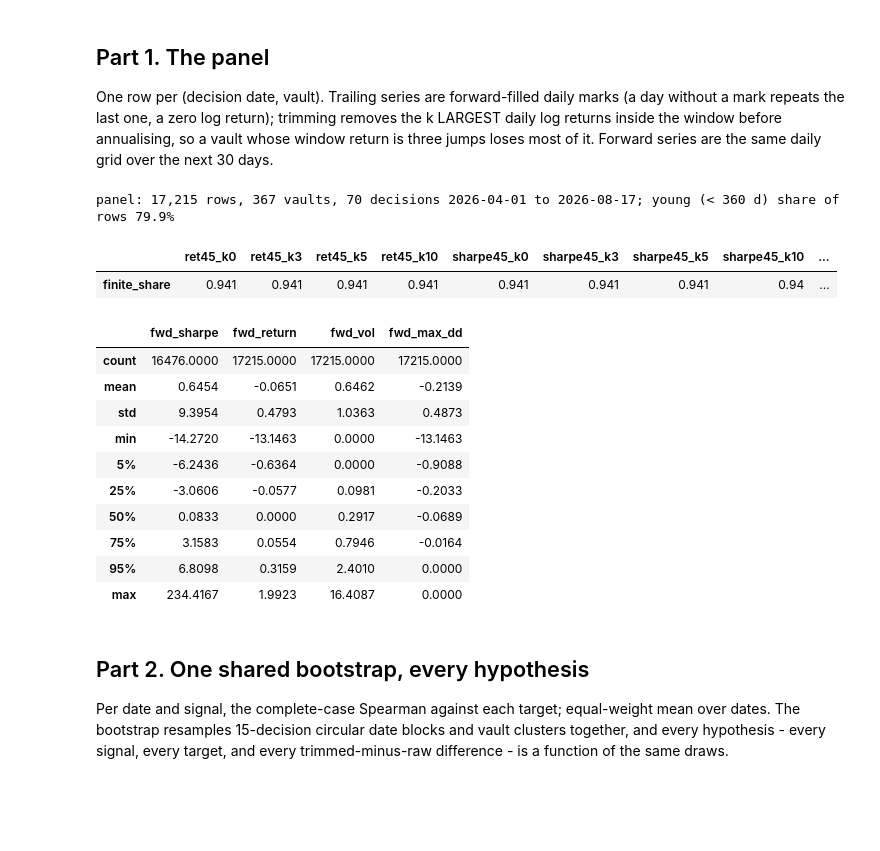
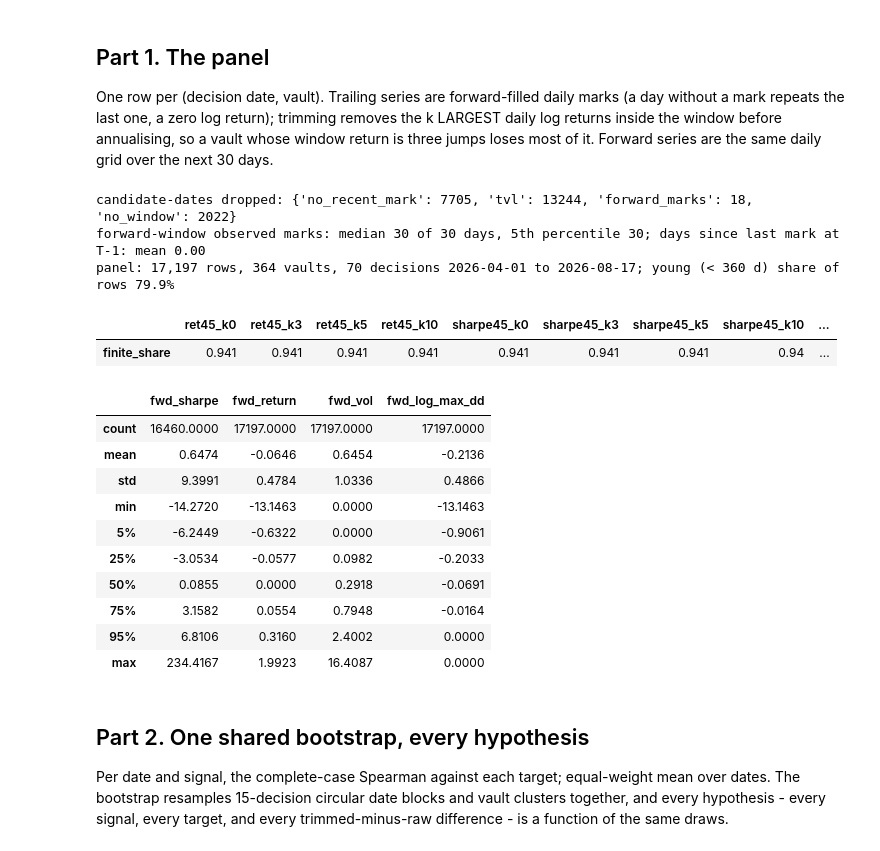
Before and after one commit to tradingstrategy-ai/getting-started, a Jupyter notebook: scratchpad/hyperliquid-lower-vol/38-research-trimmed-return-screen.ipynb, the cells around one changed output. Drawn from its saved outputs; the diff is of its cells as text; code cells hidden in the pictures; blank space fills up the shorter version.

```diff
--- a/scratchpad/hyperliquid-lower-vol/38-research-trimmed-return-screen.ipynb
+++ b/scratchpad/hyperliquid-lower-vol/38-research-trimmed-return-screen.ipynb
@@ -169,6 +189,12 @@ POST_BREAK_START = pd.Timestamp("2026-04-01")
 DECISION_STEP_DAYS = 2
 MIN_TVL_USD = 7_500.0
 MIN_FRESH = 5
+#: A candidate must have an ACTUAL mark within this many days before the decision (no stale
+#: forward-filled eligibility), and a forward window must contain at least MIN_FORWARD_MARKS
+#: observed marks with one in its last MAX_STALE_DAYS days, so a vault that stopped reporting
+#: cannot supply manufactured zero-return days as an outcome.
+MAX_STALE_DAYS = 3
+MIN_FORWARD_MARKS = 10
 MIN_CANDIDATES = 8
 MIN_DATES = 40
 YOUNG_DAYS = 360          # the incumbent's CAGR leg cannot score a vault younger than this
@@ -226,28 +252,41 @@ def forward_targets(r: np.ndarray, prices: np.ndarray) -> dict:
     return {"fwd_return": float(r.sum()),
             "fwd_sharpe": float(r.mean() / sd * math.sqrt(365.0)) if sd and sd > 0 else float("nan"),
             "fwd_vol": float(sd * math.sqrt(365.0)) if sd == sd else float("nan"),
-            "fwd_max_dd": float(np.min(path - np.maximum.accumulate(path)))}
+            # Log-unit drawdown (minimum of cumulative log return below its running maximum);
+            # ranks are the same as for the percentage form.
+            "fwd_log_max_dd": float(np.min(path - np.maximum.accumulate(path)))}
 
 
 last_decision = (LAST_MARK.floor("D") - pd.Timedelta(days=FORWARD_DAYS))
 decisions = pd.date_range(POST_BREAK_START, last_decision, freq=f"{DECISION_STEP_DAYS}D")
 rows = []
+dropped = {"no_recent_mark": 0, "tvl": 0, "forward_marks": 0, "no_window": 0}
 for address, g in daily.groupby("address"):
     g = g.set_index("date")
     grid = pd.date_range(g.index.min(), LAST_MARK.floor("D"), freq="D")
+    observed = pd.Series(True, index=g.index).reindex(grid, fill_value=False)   # a real mark on this day
     full = g.reindex(grid).ffill()
     p = full["share_price"].where(full["share_price"] > 0)
     tvl = full["total_assets"]
     r = np.log(p).diff()
     born = g.index.min()
+    mark_days = observed[observed].index
     for t in decisions:
         if t not in full.index:
             continue
         t1 = t - pd.Timedelta(days=1)
-        if not (tvl.get(t1, 0.0) >= MIN_TVL_USD):
+        # Eligibility on OBSERVED information: a real mark within MAX_STALE_DAYS of T-1, and the
+        # TVL from that mark. A vault whose last mark is older is not a live candidate.
+        recent = mark_days[(mark_days <= t1) & (mark_days > t1 - pd.Timedelta(days=MAX_STALE_DAYS))]
+        if len(recent) == 0:
+            dropped["no_recent_mark"] += 1
+            continue
+        if not (g.loc[recent[-1], "total_assets"] >= MIN_TVL_USD):
+            dropped["tvl"] += 1
             continue
         age = int((t - born).days)
-        row = {"address": address, "date": t, "age_days": age, "young": age < YOUNG_DAYS}
+        row = {"address": address, "date": t, "age_days": age, "young": age < YOUNG_DAYS,
+               "days_since_mark": int((t1 - recent[-1]).days)}
         scored_any = False
         for w in WINDOWS:
             win = r[(r.index > t1 - pd.Timedelta(days=w)) & (r.index <= t1)].dropna().to_numpy()
@@ -262,48 +301,60 @@ for address, g in daily.groupby("address"):
             for key, value in s.items():
                 row[f"{key.split('_')[0]}{w}_{key.split('_')[1]}" if "_" in key else f"{key}{w}"] = value
             row[f"fresh{w}"] = int((np.abs(win) > 0).sum())
         if not scored_any:
+            dropped["no_window"] += 1
             continue
-        fwd = r[(r.index > t) & (r.index <= t + pd.Timedelta(days=FORWARD_DAYS))].dropna().to_numpy()
-        if len(fwd) < FORWARD_DAYS:
+        t_end = t + pd.Timedelta(days=FORWARD_DAYS)
+        fwd = r[(r.index > t) & (r.index <= t_end)].dropna().to_numpy()
+        fwd_marks = mark_days[(mark_days > t) & (mark_days <= t_end)]
+        # The forward window must be OBSERVED, not manufactured: enough real marks and one near
+        # its end. Otherwise a vault that stopped reporting scores as perfectly calm.
+        if len(fwd) < FORWARD_DAYS or len(fwd_marks) < MIN_FORWARD_MARKS or                 (len(fwd_marks) and (t_end - fwd_marks[-1]).days > MAX_STALE_DAYS) or not len(fwd_marks):
+            dropped["forward_marks"] += 1
             continue
+        row["fwd_marks"] = int(len(fwd_marks))
         row.update(forward_targets(fwd, None))
         rows.append(row)
 panel = pd.DataFrame(rows)
+print("candidate-dates dropped:", dropped)
+print(f"forward-window observed marks: median {panel['fwd_marks'].median():.0f} of {FORWARD_DAYS} days, "
+      f"5th percentile {panel['fwd_marks'].quantile(0.05):.0f}; days since last mark at T-1: mean {panel['days_since_mark'].mean():.2f}")
 panel["name"] = panel["address"].map(names)
 print(f"panel: {len(panel):,} rows, {panel['address'].nunique()} vaults, {panel['date'].nunique()} decisions "
       f"{panel['date'].min().date()} to {panel['date'].max().date()}; young (< {YOUNG_DAYS} d) share of rows "
       f"{panel['young'].mean():.1%}")
 SIGNALS = []
 for w in WINDOWS:
     for k in TRIMS:
         SIGNALS.append({"name": f"ret{w}_k{k}", "direction": "high", "window": w, "k": k, "family": "return"})
     for k in TRIMS:
         SIGNALS.append({"name": f"sharpe{w}_k{k}", "direction": "high", "window": w, "k": k, "family": "sharpe"})
     SIGNALS.append({"name": f"sortino{w}", "direction": "high", "window": w, "k": None, "family": "sortino"})
     SIGNALS.append({"name": f"vol{w}", "direction": "low", "window": w, "k": None, "family": "vol"})
 SIGNAL_NAMES = [s["name"] for s in SIGNALS]
 SIGNAL_SIGN = {s["name"]: (1.0 if s["direction"] == "high" else -1.0) for s in SIGNALS}
-TARGETS = ["fwd_sharpe", "fwd_return", "fwd_vol", "fwd_max_dd"]
+TARGETS = ["fwd_sharpe", "fwd_return", "fwd_vol", "fwd_log_max_dd"]
 #: positive = the signal's good end had the better outcome: higher Sharpe/return, LOWER vol, shallower (larger) max DD
-TARGET_SIGN = {"fwd_sharpe": 1.0, "fwd_return": 1.0, "fwd_vol": -1.0, "fwd_max_dd": 1.0}
+TARGET_SIGN = {"fwd_sharpe": 1.0, "fwd_return": 1.0, "fwd_vol": -1.0, "fwd_log_max_dd": 1.0}
 coverage = pd.DataFrame({s: np.isfinite(panel[s]).mean() for s in SIGNAL_NAMES}, index=["finite_share"]).T
 display(coverage.round(3).T)
 display(panel[TARGETS].describe(percentiles=[0.05, 0.25, 0.5, 0.75, 0.95]).round(4))
 # %% [output]
-panel: 17,215 rows, 367 vaults, 70 decisions 2026-04-01 to 2026-08-17; young (< 360 d) share of rows 79.9%
+candidate-dates dropped: {'no_recent_mark': 7705, 'tvl': 13244, 'forward_marks': 18, 'no_window': 2022}
+forward-window observed marks: median 30 of 30 days, 5th percentile 30; days since last mark at T-1: mean 0.00
+panel: 17,197 rows, 364 vaults, 70 decisions 2026-04-01 to 2026-08-17; young (< 360 d) share of rows 79.9%
 |  | ret45_k0 | ret45_k3 | ret45_k5 | ret45_k10 | sharpe45_k0 | sharpe45_k3 | sharpe45_k5 | sharpe45_k10 | ... |
 | finite_share | 0.941 | 0.941 | 0.941 | 0.941 | 0.941 | 0.941 | 0.941 | 0.94 | ... |
-|  | fwd_sharpe | fwd_return | fwd_vol | fwd_max_dd |
-| count | 16476.0000 | 17215.0000 | 17215.0000 | 17215.0000 |
-| mean | 0.6454 | -0.0651 | 0.6462 | -0.2139 |
-| std | 9.3954 | 0.4793 | 1.0363 | 0.4873 |
+|  | fwd_sharpe | fwd_return | fwd_vol | fwd_log_max_dd |
+| count | 16460.0000 | 17197.0000 | 17197.0000 | 17197.0000 |
+| mean | 0.6474 | -0.0646 | 0.6454 | -0.2136 |
+| std | 9.3991 | 0.4784 | 1.0336 | 0.4866 |
 | min | -14.2720 | -13.1463 | 0.0000 | -13.1463 |
-| 5% | -6.2436 | -0.6364 | 0.0000 | -0.9088 |
-| 25% | -3.0606 | -0.0577 | 0.0981 | -0.2033 |
-| 50% | 0.0833 | 0.0000 | 0.2917 | -0.0689 |
-| 75% | 3.1583 | 0.0554 | 0.7946 | -0.0164 |
-| 95% | 6.8098 | 0.3159 | 2.4010 | 0.0000 |
+| 5% | -6.2449 | -0.6322 | 0.0000 | -0.9061 |
+| 25% | -3.0534 | -0.0577 | 0.0982 | -0.2033 |
+| 50% | 0.0855 | 0.0000 | 0.2918 | -0.0691 |
+| 75% | 3.1582 | 0.0554 | 0.7948 | -0.0164 |
+| 95% | 6.8106 | 0.3160 | 2.4002 | 0.0000 |
 | max | 234.4167 | 1.9923 | 16.4087 | 0.0000 |
 # %% [markdown]
 ## Part 2. One shared bootstrap, every hypothesis
```
Also changed, not shown: parts of 7 cells of this notebook, 4 other files.
